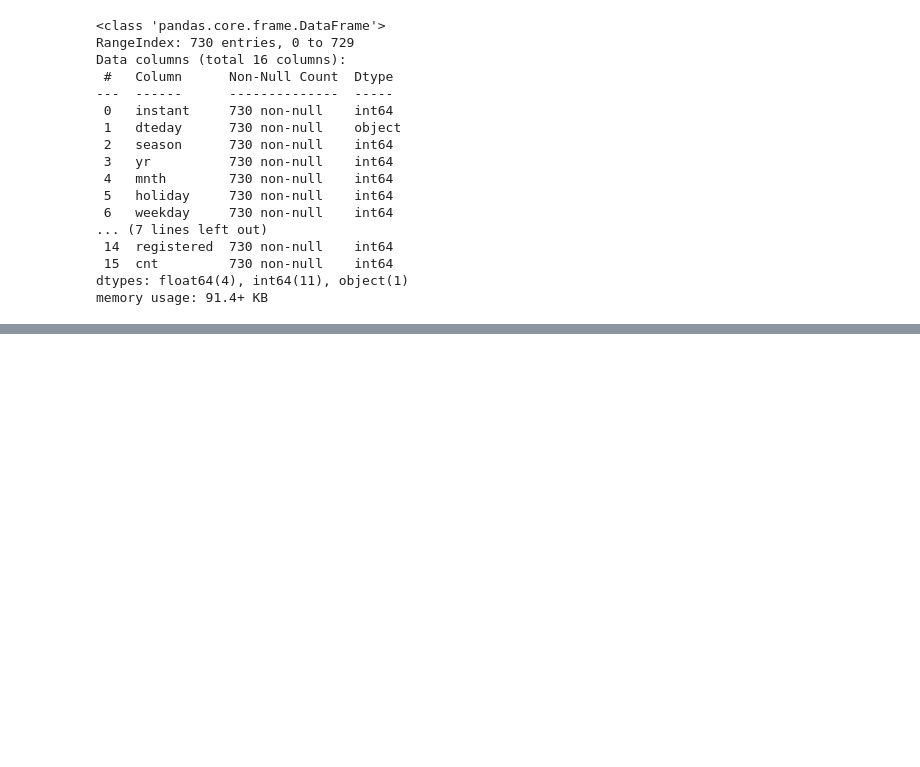
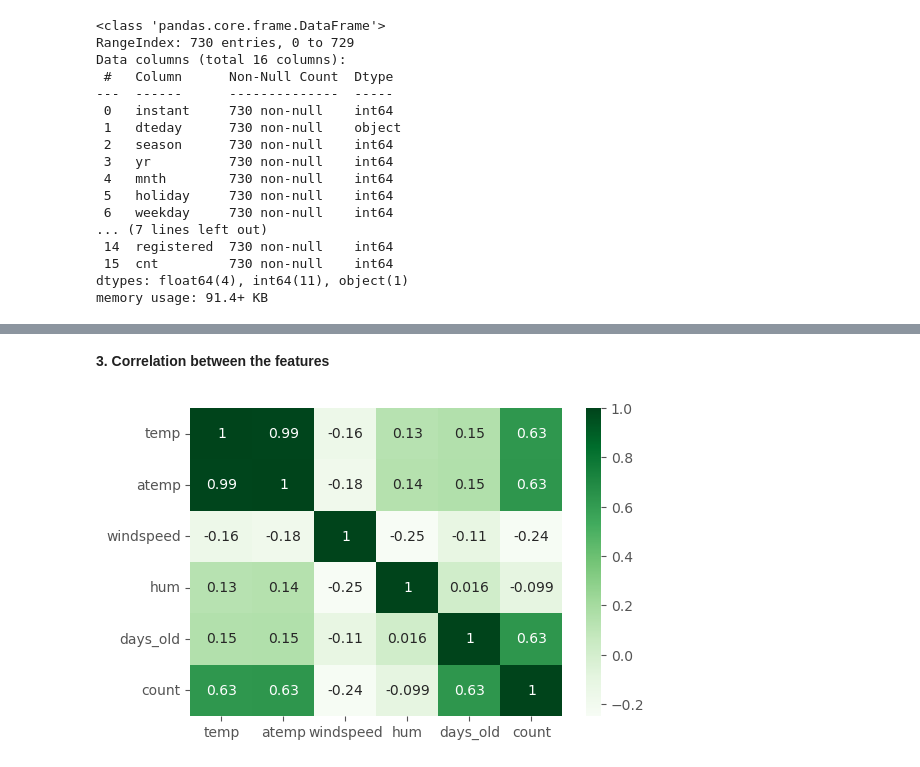
Before and after one commit to andrea-naz7/Bike_sharing_CaseStudy, a Jupyter notebook: Bike_sharing_Andrea.ipynb, the cells around one changed output, grey strips where cells are left out. Cells and saved outputs as stored; diff of their text form; code cells hidden in the pictures; blank space fills up the shorter version.

```diff
--- a/Bike_sharing_Andrea.ipynb
+++ b/Bike_sharing_Andrea.ipynb
@@ -155,0 +246,9 @@ status.head()
+# %% [markdown]
+**3. Correlation between the features**
+# %%
+#correlation of continuous features
+plt.figure(figsize=(6,4))
+sns.heatmap(inp1[['temp','atemp','windspeed','hum','days_old','count']].corr(), cmap="Greens",annot=True)
+plt.show()
+# %% [output]
+[figure, added]
```
Also changed, not shown: parts of 71 cells of this notebook, 1 other file.
